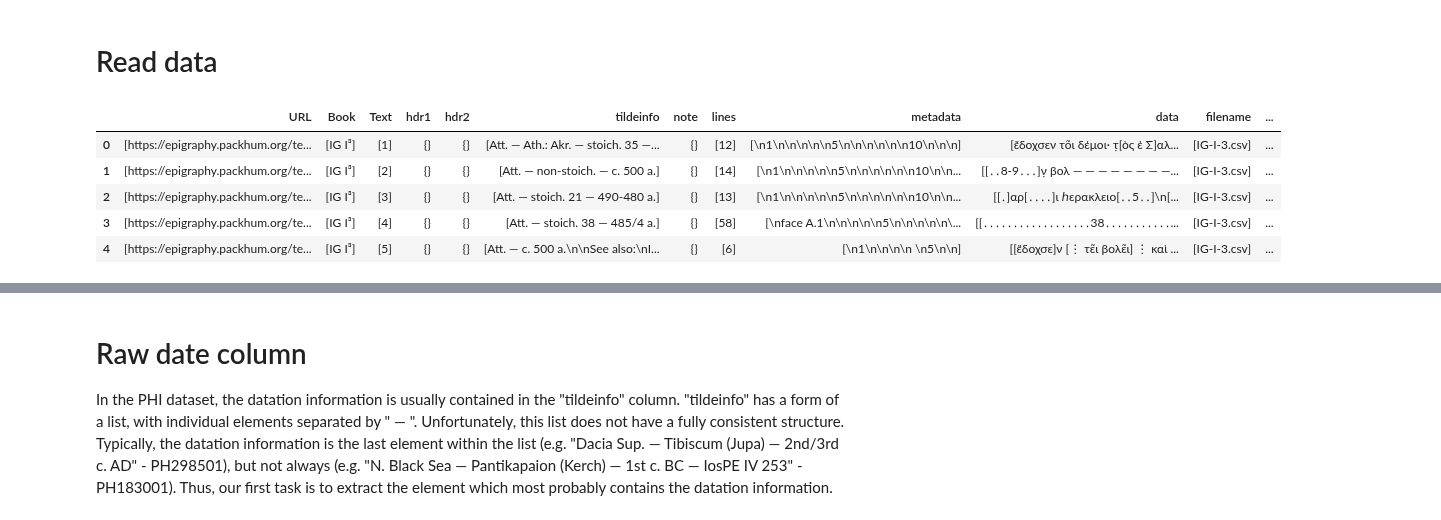
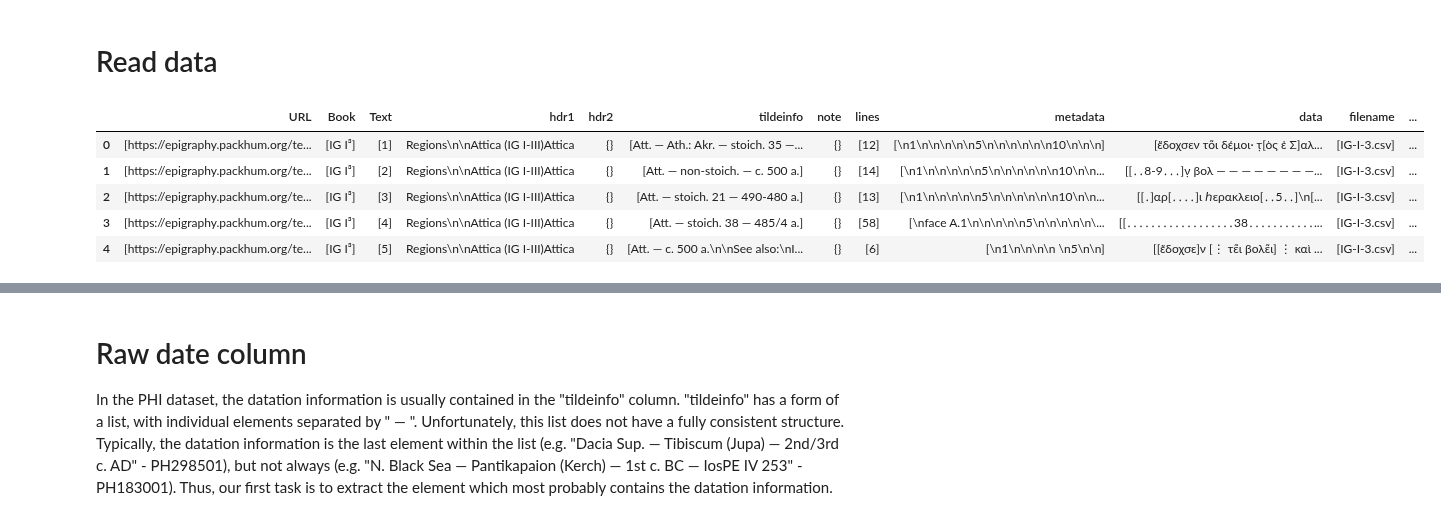
Before and after one commit to sdam-au/GI_ETL, a Jupyter notebook: scripts/1_3_EXTRACTING_DATES.ipynb, the cells around one changed output, grey strips where cells are left out. Drawn from its saved outputs; the diff is of its cells as text; code cells hidden in the pictures.

```diff
--- a/scripts/1_3_EXTRACTING_DATES.ipynb
+++ b/scripts/1_3_EXTRACTING_DATES.ipynb
@@ -99,15 +96,15 @@ PHI_overview = gc.open_by_url("https://docs.google.com/spreadsheets/d/1zfTw0Hf30
 # Read data
 # %%
 # read the PHI dataset from sciencedata.dk
-PHI = sddk.read_file("SDAM_data/PHI/PHI_cleaned_2020-06-26.json", "df", conf)
+PHI = sddk.read_file("SDAM_data/PHI/PHI_cleaned_2020-06-29.json", "df", conf)
 # older version used during development: PHI = sddk.read_file("SDAM_data/PHI/PHI_enriched_raw.json", "df", conf)
 # print first 5 rows of the data
 PHI.head(5)
 # %% [output]
 |  | URL | Book | Text | hdr1 | hdr2 | tildeinfo | note | lines | metadata | data | filename | ... |
-| 0 | [https://epigraphy.packhum.org/te... | [IG I³] | [1] | {} | {} | [Att. — Ath.: Akr. — stoich. 35 —... | {} | [12] | [\n1\n\n\n\n\n5\n\n\n\n\n\n10\n\n\n] | [ἔδοχσεν το͂ι δέμοι· τ̣[ὸς ἐ Σ]αλ... | [IG-I-3.csv] | ... |
-| 1 | [https://epigraphy.packhum.org/te... | [IG I³] | [2] | {} | {} | [Att. — non-stoich. — c. 500 a.] | {} | [14] | [\n1\n\n\n\n\n5\n\n\n\n\n\n10\n\n... | [[․․8-9․․․]ν̣ βολ — — — — — — — —... | [IG-I-3.csv] | ... |
-| 2 | [https://epigraphy.packhum.org/te... | [IG I³] | [3] | {} | {} | [Att. — stoich. 21 — 490-480 a.] | {} | [13] | [\n1\n\n\n\n\n5\n\n\n\n\n\n10\n\n... | [[․]αρ[․․․․]ι ℎερακλειο[․․5․․]\n[... | [IG-I-3.csv] | ... |
-| 3 | [https://epigraphy.packhum.org/te... | [IG I³] | [4] | {} | {} | [Att. — stoich. 38 — 485/4 a.] | {} | [58] | [\nface A.1\n\n\n\n\n5\n\n\n\n\n\... | [[․․․․․․․․․․․․․․․․․․38․․․․․․․․․․․... | [IG-I-3.csv] | ... |
-| 4 | [https://epigraphy.packhum.org/te... | [IG I³] | [5] | {} | {} | [Att. — c. 500 a.\n\nSee also:\nI... | {} | [6] | [\n1\n\n\n\n \n5\n\n] | [[ἔδοχσε]ν [⋮ τε͂ι βολε͂ι] ⋮ καὶ ... | [IG-I-3.csv] | ... |
+| 0 | [https://epigraphy.packhum.org/te... | [IG I³] | [1] | Regions\n\nAttica (IG I-III)Attica | {} | [Att. — Ath.: Akr. — stoich. 35 —... | {} | [12] | [\n1\n\n\n\n\n5\n\n\n\n\n\n10\n\n\n] | [ἔδοχσεν το͂ι δέμοι· τ̣[ὸς ἐ Σ]αλ... | [IG-I-3.csv] | ... |
+| 1 | [https://epigraphy.packhum.org/te... | [IG I³] | [2] | Regions\n\nAttica (IG I-III)Attica | {} | [Att. — non-stoich. — c. 500 a.] | {} | [14] | [\n1\n\n\n\n\n5\n\n\n\n\n\n10\n\n... | [[․․8-9․․․]ν̣ βολ — — — — — — — —... | [IG-I-3.csv] | ... |
+| 2 | [https://epigraphy.packhum.org/te... | [IG I³] | [3] | Regions\n\nAttica (IG I-III)Attica | {} | [Att. — stoich. 21 — 490-480 a.] | {} | [13] | [\n1\n\n\n\n\n5\n\n\n\n\n\n10\n\n... | [[․]αρ[․․․․]ι ℎερακλειο[․․5․․]\n[... | [IG-I-3.csv] | ... |
+| 3 | [https://epigraphy.packhum.org/te... | [IG I³] | [4] | Regions\n\nAttica (IG I-III)Attica | {} | [Att. — stoich. 38 — 485/4 a.] | {} | [58] | [\nface A.1\n\n\n\n\n5\n\n\n\n\n\... | [[․․․․․․․․․․․․․․․․․․38․․․․․․․․․․․... | [IG-I-3.csv] | ... |
+| 4 | [https://epigraphy.packhum.org/te... | [IG I³] | [5] | Regions\n\nAttica (IG I-III)Attica | {} | [Att. — c. 500 a.\n\nSee also:\nI... | {} | [6] | [\n1\n\n\n\n \n5\n\n] | [[ἔδοχσε]ν [⋮ τε͂ι βολε͂ι] ⋮ καὶ ... | [IG-I-3.csv] | ... |
 # %%
```
Also changed, not shown: parts of 22 cells of this notebook.
